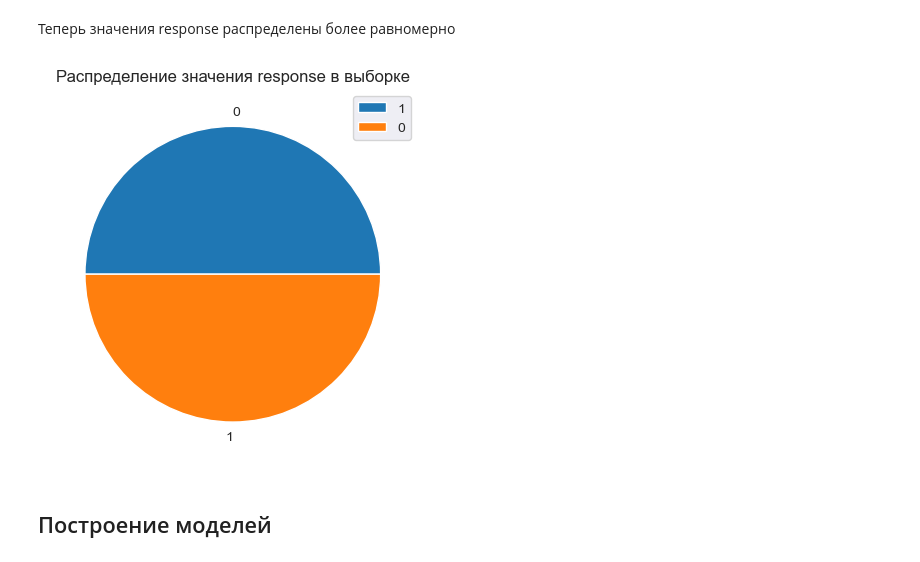
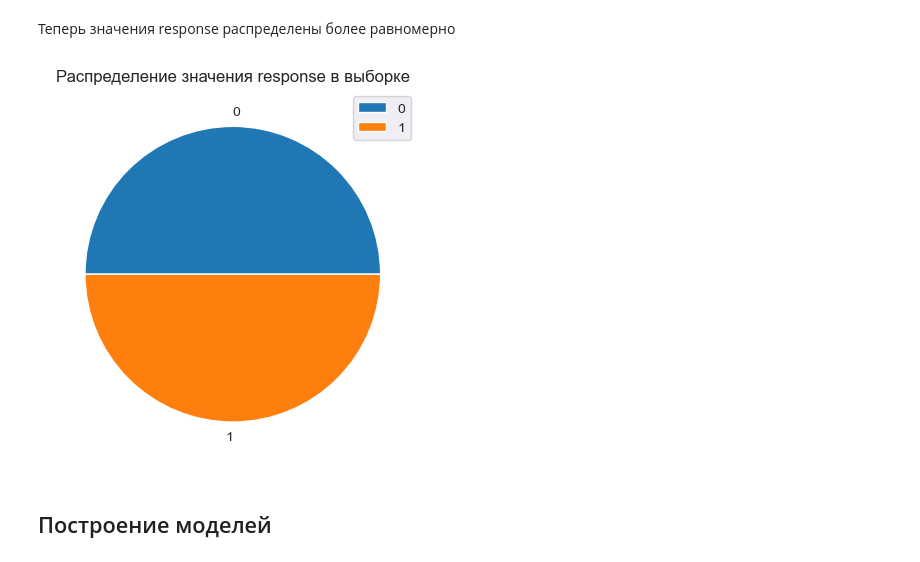
Before and after one commit to fongradnastya/data_analysis_2, a Jupyter notebook: notebooks/work.ipynb, the cells around one changed output. Drawn from its saved outputs; the diff is of its cells as text; code cells hidden in the pictures.

```diff
--- a/notebooks/work.ipynb
+++ b/notebooks/work.ipynb
@@ -268,13 +271,10 @@ x, y = sampling["under sampling"]
 x_train, x_test, y_train, y_test = train_test_split(x, y, test_size=0.3, random_state=7)
 # %% [markdown]
 Теперь значения response распределены более равномерно
-# %%
-plt.pie(y.value_counts(), labels=(0, 1))
-plt.title("Распределение значения response в выборке")
-plt.legend((1, 0))
-plt.show()
-# %% [output]
-[figure, removed]
+# %%
+build_response_graph()
+# %% [output]
+[figure, added]
 # %% [markdown]
 ## Построение моделей
 # %%
```
Also changed, not shown: parts of 12 cells of this notebook.
